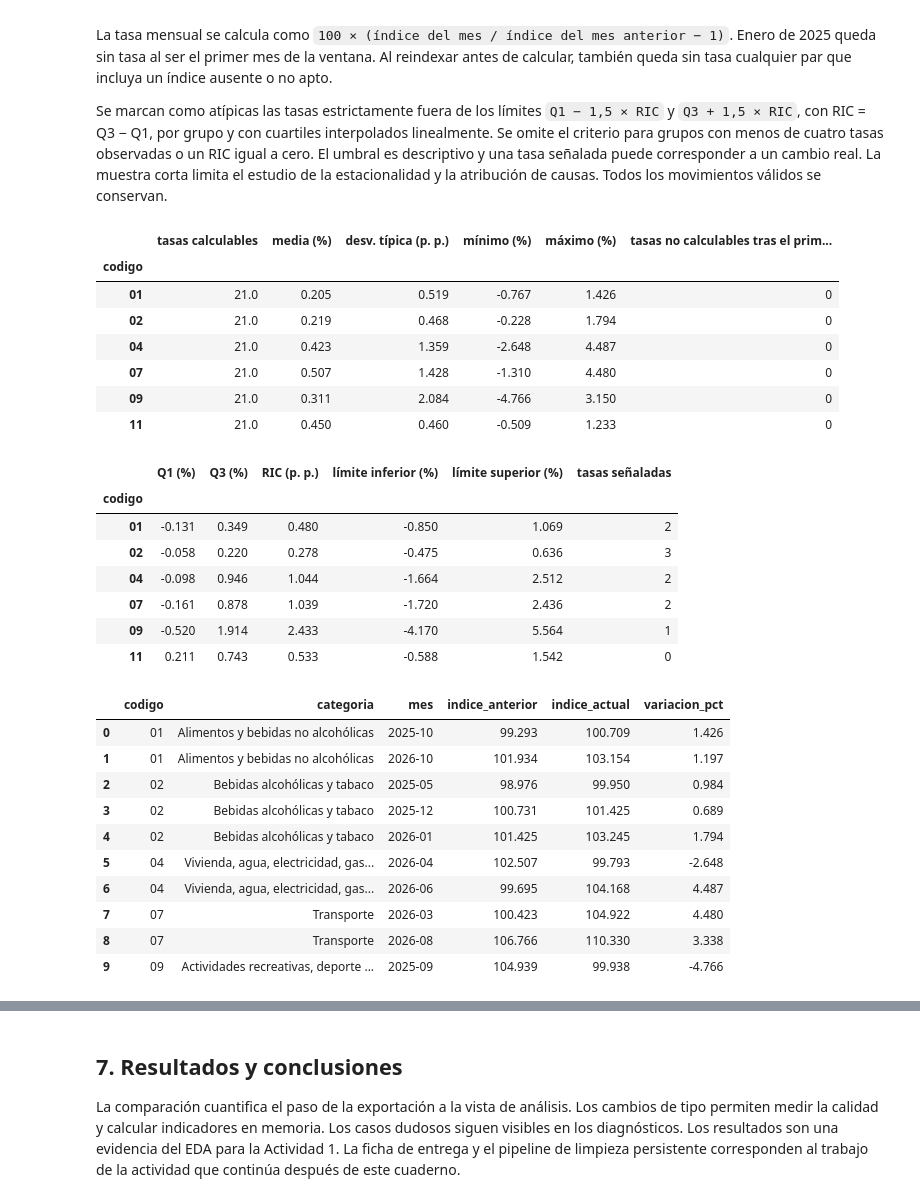
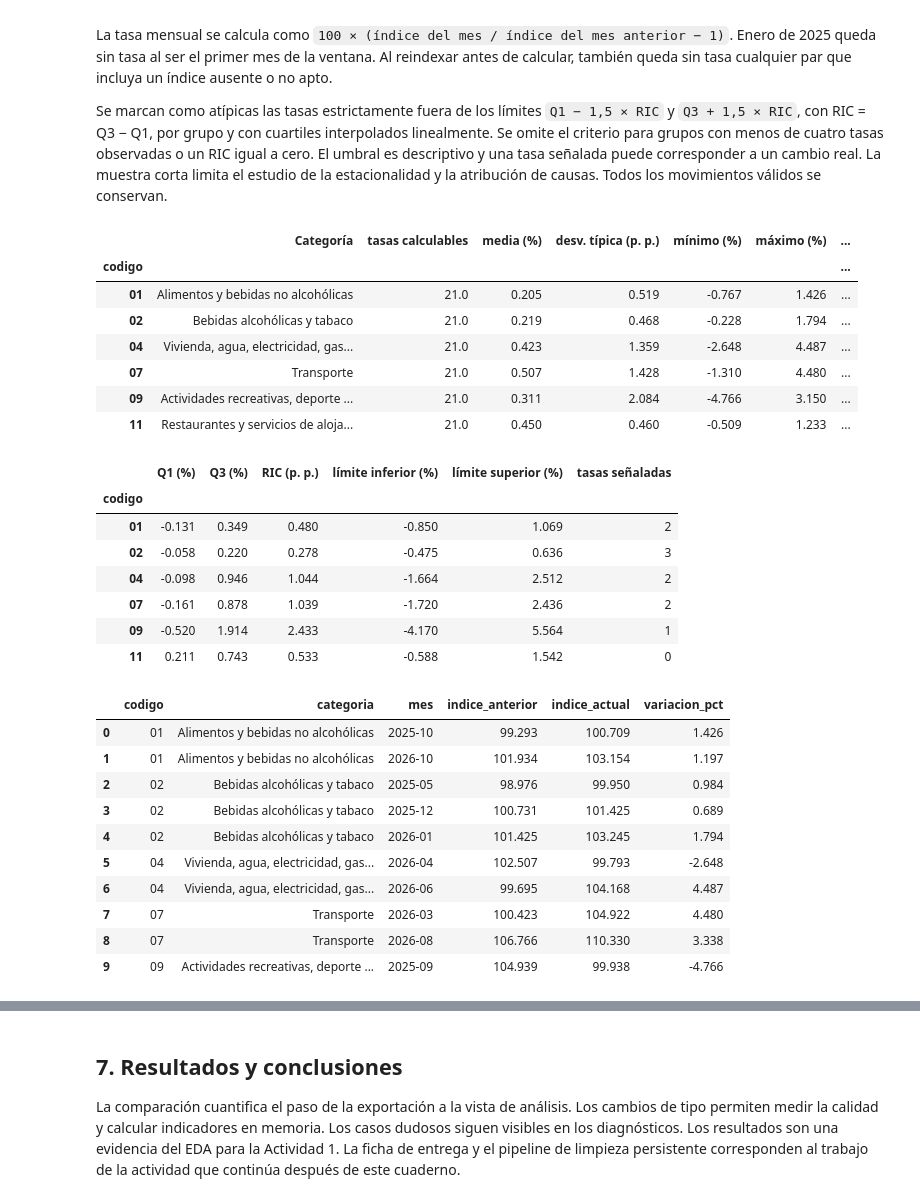
Before and after one commit to ErnesGS/MiInflacion, a Jupyter notebook: notebooks/01_eda_ipc.ipynb, the cells around one changed output, grey strips where cells are left out. Saved outputs shown, nothing was run; the diff lists cells and outputs as text; code cells hidden in the pictures.

```diff
--- a/notebooks/01_eda_ipc.ipynb
+++ b/notebooks/01_eda_ipc.ipynb
@@ -22,18 +39,4 @@ El cuaderno busca `data/raw/ipc_nacional_2026-11-22.csv` desde el directorio de
 # %%
-import csv
-from hashlib import sha256
-from io import StringIO
-from pathlib import Path
-import sys
-
-from IPython.display import Markdown, display
-import matplotlib as mpl
-import matplotlib.dates as mdates
-import matplotlib.pyplot as plt
-from matplotlib_inline.backend_inline import set_matplotlib_formats
-import numpy as np
-import pandas as pd
-
 plt.switch_backend("module://matplotlib_inline.backend_inline")
 set_matplotlib_formats("png")
 
@@ -43,8 +46,9 @@ GRUPOS = {
     "04": "Vivienda, agua, electricidad, gas y otros combustibles",
     "07": "Transporte",
     "09": "Actividades recreativas, deporte y cultura",
-    "11": "Restaurantes y servicios de alojamiento",
+    "11": "Restaurantes y servicios de alojamiento"
 }
+
 AMBITO, BASE_IPC, MEDIDA = "Nacional", 2025, "Índice"
 MESES = pd.period_range("2025-01", "2026-10", freq="M", name="mes")
 RUTA_RELATIVA = Path("data/raw/ipc_nacional_2026-11-22.csv")
@@ -53,6 +57,7 @@ HUELLA_REFERENCIA = "b02a9bc4eacf303853d92a92dff02336342515bf61057491b87d95768db
 COLUMNAS = ["Grupos ECOICOP ver.2", "Tipo de dato", "Periodo", "Total"]
 
 directorio_kernel = Path.cwd()
+
 if RUTA_CSV_MANUAL is None:
     csv_path = next(
         (base / RUTA_RELATIVA for base in (directorio_kernel, *directorio_kernel.parents)
@@ -73,6 +78,7 @@ else:
 
 contenido = csv_path.read_bytes()
 huella = sha256(contenido).hexdigest()
+
 try:
     texto = contenido.decode("utf-8-sig")
     codificacion = "UTF-8 con BOM" if contenido.startswith(b"\xef\xbb\xbf") else "UTF-8"
@@ -412,6 +421,7 @@ resumen_tasas = tasas.agg(["count", "mean", "std", "min", "max"]).T.rename(colum
     "min": "mínimo (%)", "max": "máximo (%)",
 })
 resumen_tasas["tasas no calculables tras el primer mes"] = tasas.iloc[1:].isna().sum()
+resumen_tasas.insert(0, "Categoría", resumen_tasas.index.map(GRUPOS))
 display(resumen_tasas.round(3))
 
 q1 = tasas.quantile(0.25, interpolation="linear")
@@ -432,41 +442,41 @@ display(pd.DataFrame({
 }).round(3))
 
 atipicos = (
     tasas.where(fuera).stack().dropna().rename("variacion_pct").reset_index()
     .sort_values(["codigo", "mes"], ignore_index=True)
 )
 if atipicos.empty:
     print("El criterio RIC no señala movimientos en los grupos evaluables.")
 else:
     atipicos["categoria"] = atipicos["codigo"].map(GRUPOS)
     atipicos["indice_anterior"] = [panel.loc[m - 1, c] for m, c in zip(atipicos["mes"], atipicos["codigo"])]
     atipicos["indice_actual"] = [panel.loc[m, c] for m, c in zip(atipicos["mes"], atipicos["codigo"])]
     columnas_tabla = ["codigo", "categoria", "mes", "indice_anterior", "indice_actual", "variacion_pct"]
     precision = {"indice_anterior": 3, "indice_actual": 3, "variacion_pct": 3}
     display(atipicos[columnas_tabla].round(precision))
 
 fig, ejes = plt.subplots(3, 2, figsize=(12, 7), sharex=True, sharey=True, layout="constrained")
 fig.supxlabel("Mes")
 fig.supylabel("Variación mensual (%)")
 for eje, c in zip(ejes.flat, GRUPOS):
     eje.axhline(0, color="0.5", linewidth=0.8)
     eje.plot(fechas, tasas[c], color=colores[c], linewidth=1.5, marker=".", markersize=4)
     mascara = fuera[c].to_numpy()
     eje.scatter(fechas[mascara], tasas.loc[mascara, c], marker="D", s=25, color="#C64800", zorder=3)
     eje.set_title(f"{c} · {GRUPOS[c]}", loc="left", fontsize=9)
     rotular_meses(eje)
     eje.tick_params(axis="x", labelrotation=30, labelsize=8)
 fig.suptitle("Variación mensual por grupo · rombo: fuera de los límites del RIC", fontsize=12)
 plt.show()
 # %% [output]
-|  | tasas calculables | media (%) | desv. típica (p. p.) | mínimo (%) | máximo (%) | tasas no calculables tras el prim... |
-| codigo |  |  |  |  |  |  |
-| 01 | 21.0 | 0.205 | 0.519 | -0.767 | 1.426 | 0 |
-| 02 | 21.0 | 0.219 | 0.468 | -0.228 | 1.794 | 0 |
-| 04 | 21.0 | 0.423 | 1.359 | -2.648 | 4.487 | 0 |
-| 07 | 21.0 | 0.507 | 1.428 | -1.310 | 4.480 | 0 |
-| 09 | 21.0 | 0.311 | 2.084 | -4.766 | 3.150 | 0 |
-| 11 | 21.0 | 0.450 | 0.460 | -0.509 | 1.233 | 0 |
+|  | Categoría | tasas calculables | media (%) | desv. típica (p. p.) | mínimo (%) | máximo (%) | ... |
+| codigo |  |  |  |  |  |  | ... |
+| 01 | Alimentos y bebidas no alcohólicas | 21.0 | 0.205 | 0.519 | -0.767 | 1.426 | ... |
+| 02 | Bebidas alcohólicas y tabaco | 21.0 | 0.219 | 0.468 | -0.228 | 1.794 | ... |
+| 04 | Vivienda, agua, electricidad, gas... | 21.0 | 0.423 | 1.359 | -2.648 | 4.487 | ... |
+| 07 | Transporte | 21.0 | 0.507 | 1.428 | -1.310 | 4.480 | ... |
+| 09 | Actividades recreativas, deporte ... | 21.0 | 0.311 | 2.084 | -4.766 | 3.150 | ... |
+| 11 | Restaurantes y servicios de aloja... | 21.0 | 0.450 | 0.460 | -0.509 | 1.233 | ... |
 |  | Q1 (%) | Q3 (%) | RIC (p. p.) | límite inferior (%) | límite superior (%) | tasas señaladas |
 | codigo |  |  |  |  |  |  |
 | 01 | -0.131 | 0.349 | 0.480 | -0.850 | 1.069 | 2 |
```
Also changed, not shown: parts of 4 cells of this notebook.
